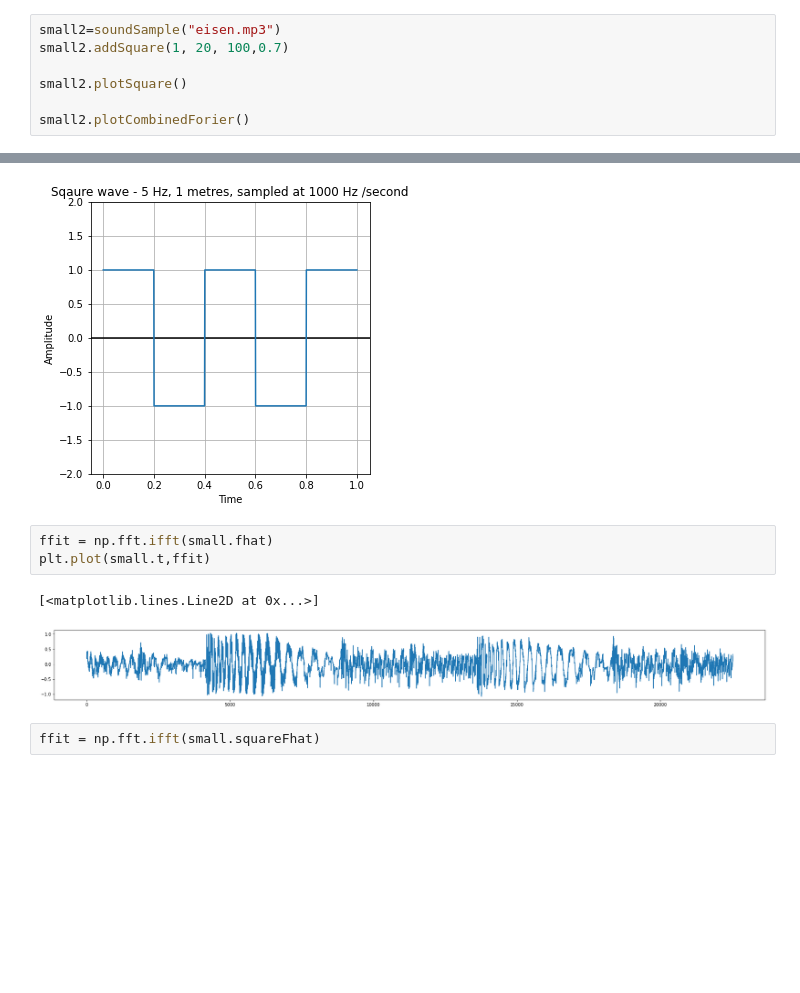
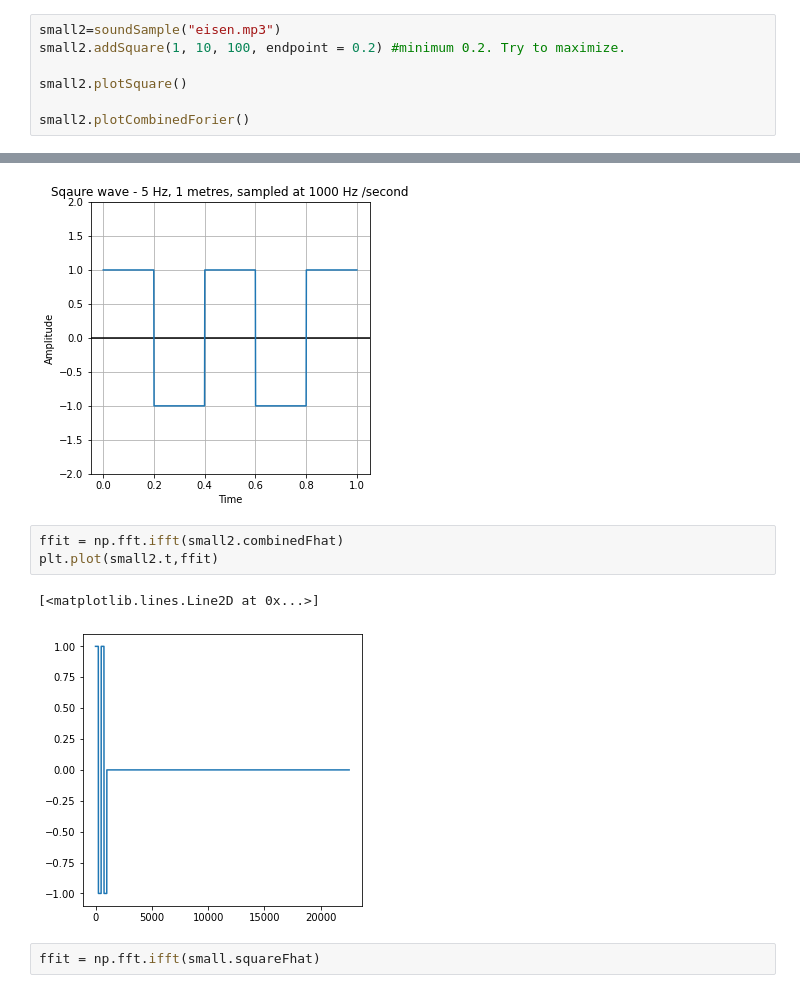
Before and after one commit to KathrynPanger/SignalDependence, a Jupyter notebook: librosa_waves_v2.ipynb, the cells around one changed output, grey strips where cells are left out. Saved outputs shown, nothing was run; the diff lists cells and outputs as text; blank space fills up the shorter version.

```diff
--- a/librosa_waves_v2.ipynb
+++ b/librosa_waves_v2.ipynb
@@ -123,7 +177,7 @@ class soundSample:
     plt.show()
 # %%
 small2=soundSample("eisen.mp3")
-small2.addSquare(1, 20, 100,0.7)
+small2.addSquare(1, 10, 100, endpoint = 0.2) #minimum 0.2. Try to maximize.
 
 small2.plotSquare()
 
@@ -213,11 +299,11 @@ small.plotSquare()
 # %% [output]
 [figure]
 # %%
-ffit = np.fft.ifft(small.fhat)
-plt.plot(small.t,ffit)
+ffit = np.fft.ifft(small2.combinedFhat)
+plt.plot(small2.t,ffit)
 # %% [output]
 [<matplotlib.lines.Line2D at 0x...>]
-[figure, old version]
+[figure, new version]
 # %%
 ffit = np.fft.ifft(small.squareFhat)
 # %%
```
Also changed, not shown: parts of 9 cells of this notebook.
